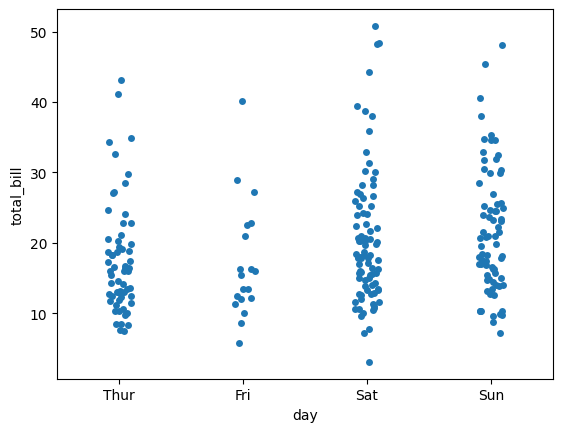
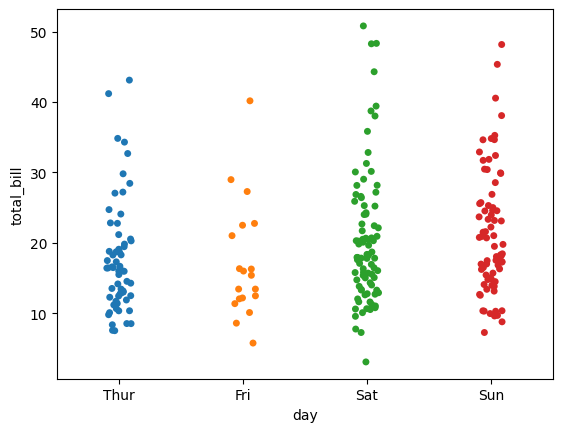
The notebook cell's code change between the first figure and the second:
--- before
+++ after
@@ -1,2 +1,2 @@
-sns.stripplot(x='day', y='total_bill', data=tips)
+sns.stripplot(x='day', y='total_bill', data=tips, hue = "day")
 plt.show()

Commit: Add files via upload